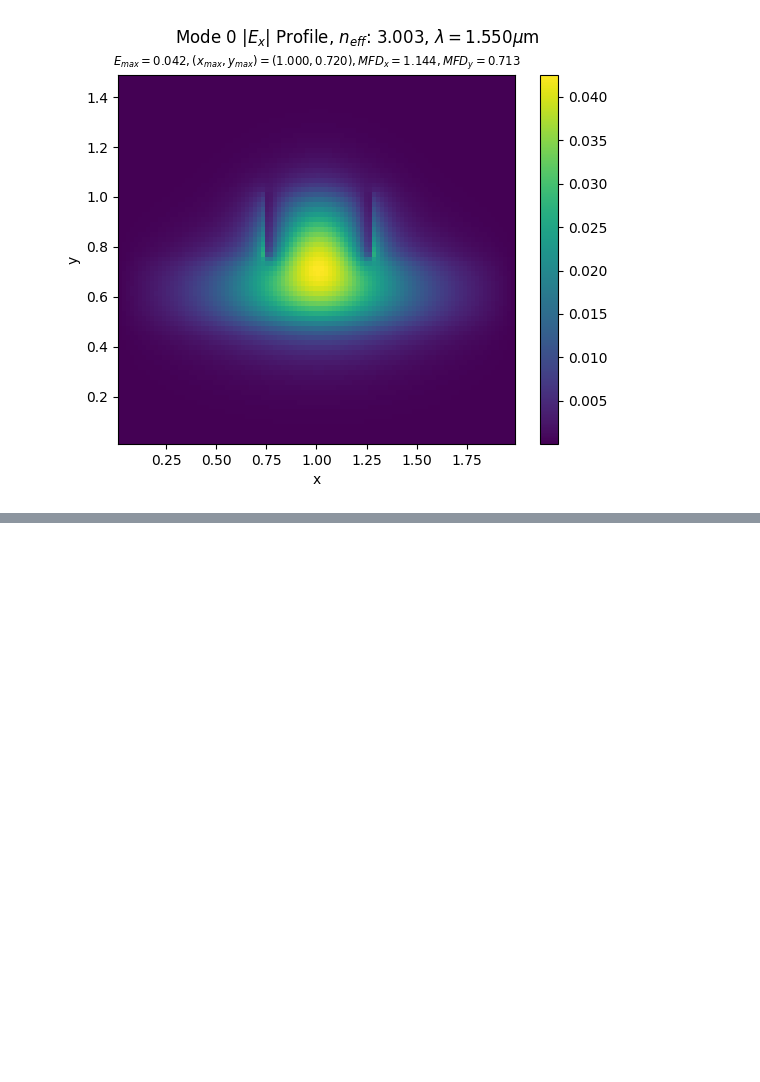
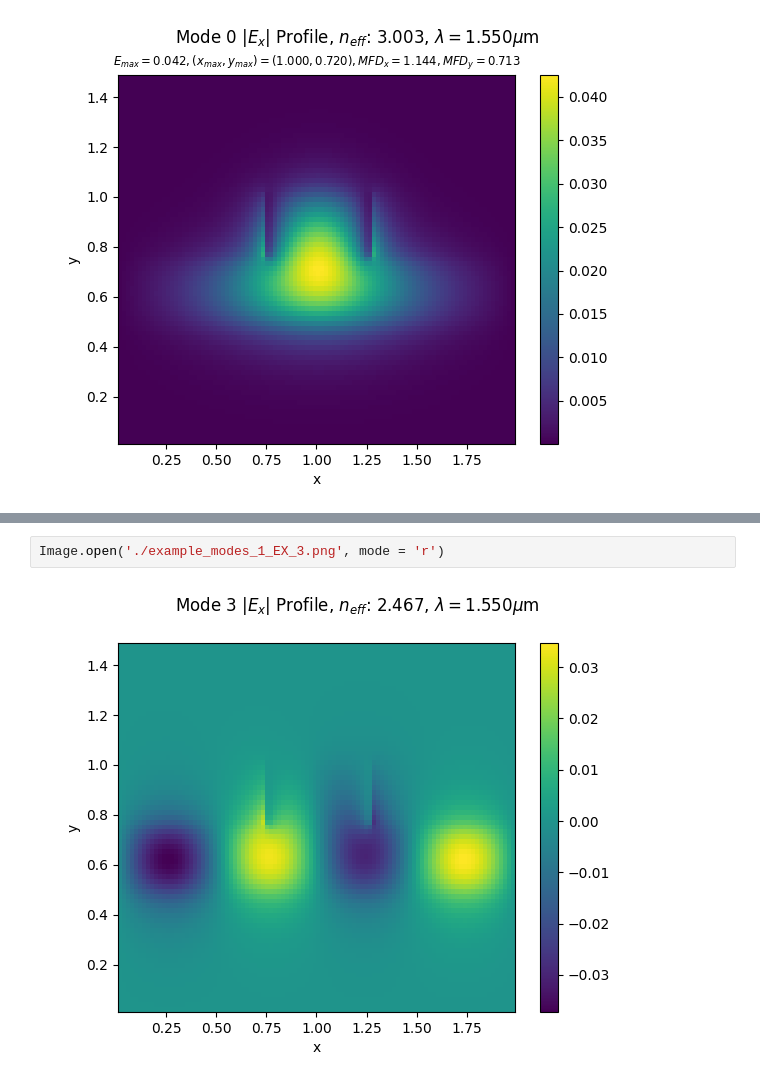
Before and after one commit to Parkseoungmin/Analysis_modesolver, a Jupyter notebook: Final report.ipynb, the cells around one changed output, grey strips where cells are left out. Saved outputs shown, nothing was run; the diff lists cells and outputs as text; blank space fills up the shorter version.

```diff
--- a/Final report.ipynb
+++ b/Final report.ipynb
@@ -98,0 +118,4 @@ Image.open('./example_modes_1_EX_0.png', mode = 'r')
+# %%
+Image.open('./example_modes_1_EX_3.png', mode = 'r')
+# %% [output]
+[figure, added]
```
Also changed, not shown: parts of 8 cells of this notebook, 2 other files.
